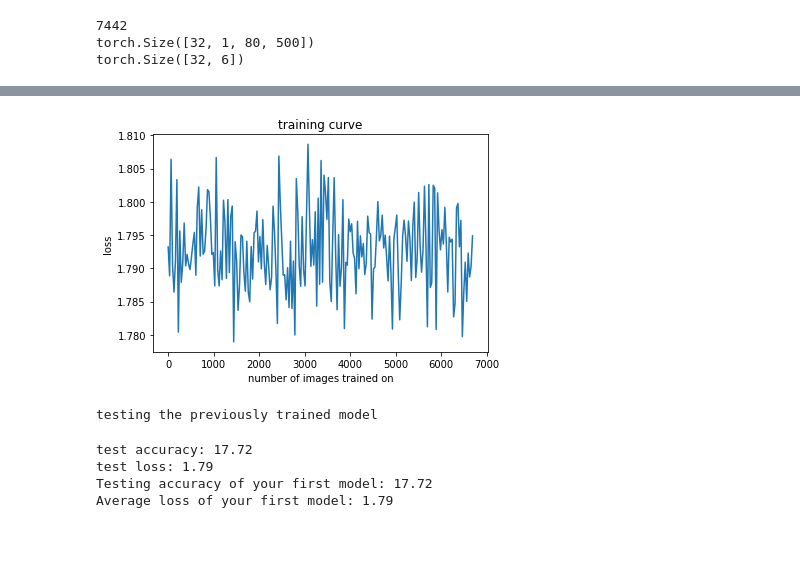
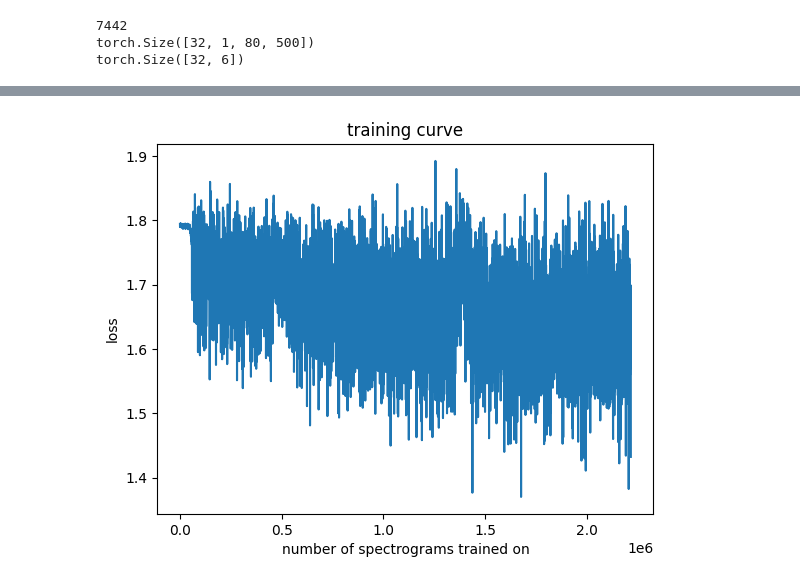
Before and after one commit to Saniya1016/CS389_Final, a Jupyter notebook: main.ipynb, the cells around one changed output, grey strips where cells are left out. Drawn from its saved outputs; the diff is of its cells as text; code cells hidden in the pictures; blank space fills up the shorter version.

```diff
--- a/main.ipynb
+++ b/main.ipynb
@@ -298,33 +168,50 @@ torch.Size([32, 6])
 # %%
-#training step - 1 epoch
-def train_step(model, loss_function, optimizer, train_dataloader):
+def training(model, loss_function, optimizer, train_dataloader, n_epochs, update_interval):
+    # model.train()
+    losses = []
 
-    losses = []
-    for i, (specgram, label) in enumerate(tqdm(iter(train_dataloader))):
-        optimizer.zero_grad()
-        pred = model(specgram)
-        loss = loss_function(pred, label)
-        losses.append(loss.item())
-        loss.backward()
-        optimizer.step()
+    for n in range(n_epochs):
+        for i, (specgram, label) in enumerate(tqdm(iter(train_dataloader))):
+            specgram, label = specgram.cuda(), label.cuda()
+            optimizer.zero_grad()
+            pred = model(specgram)
+            loss = loss_function(pred, label) #err incompatible tensoor dimensions
+            losses.append(loss.item())
+            loss.backward()
+            optimizer.step()
 
-    return losses
+            if i % update_interval == 0:
+                losses.append(round(loss.item(), 2)) # This will append your losses for plotting -- please use "loss" as the name for your loss
+
+    return model, losses
 # %%
 batch_size = 32
 lr = 1e-4
+n_epochs= 30
+update_interval=10
 
 input_size = 80  # input size after flattening the spectrogram
-hidden_size = 10  # size of the hidden state
+hidden_size = 100  # size of the hidden state
 num_layers = 4  # number of LSTM layers
 num_classes = 6  # number of output classes
+
 
 train_dataset, test_dataset, train_dataloader, test_dataloader = split_dataset(dataset, batch_size)
 
 # Initialize the LSTM model
 model = RNN(input_size, hidden_size, num_layers, num_classes)
+model.cuda()
 
 loss_function = nn.CrossEntropyLoss()
 optimizer = torch.optim.Adam(model.parameters(), lr=lr)
 
-losses = train_step(model, loss_function, optimizer, train_dataloader)
-print(losses)
+trained_model, losses = training(model, loss_function, optimizer, train_dataloader, n_epochs=n_epochs, update_interval=update_interval)
+
+print("avg loss:", sum(losses)/len(losses))
+
+plt.plot(np.arange(len(losses)) * batch_size * update_interval, losses)
+plt.title("training curve")
+plt.xlabel("number of spectrograms trained on")
+plt.ylabel("loss")
+plt.show()
+# %% [output]
@@ -331,10 +219,3 @@ print(losses)
+[figure, added]
-# %%
-plt.plot(np.arange(len(losses)) * batch_size * 1, losses)
-plt.title("training curve")
-plt.xlabel("number of images trained on")
-plt.ylabel("loss")
-plt.show()
-# %% [output]
-[figure, removed]
 # %%
 def test_accuracy(model, loss_function, test_data):
@@ -370,16 +242,2 @@ def test_accuracy(model, loss_function, test_data):
 
     return test_acc, avg_loss
-# %%
-# To see how well your model is doing without hyperpameter tuning
-
-print("testing the previously trained model")
-test_acc,avg_loss = test_accuracy(model, loss_function, test_dataloader)
-
-print("Testing accuracy of your first model:", test_acc)
-print("Average loss of your first model:", avg_loss)
-# %% [output]
-testing the previously trained model
-test accuracy: 17.72
-test loss: 1.79
-Testing accuracy of your first model: 17.72
-Average loss of your first model: 1.79
```
Also changed, not shown: parts of 18 cells of this notebook.
